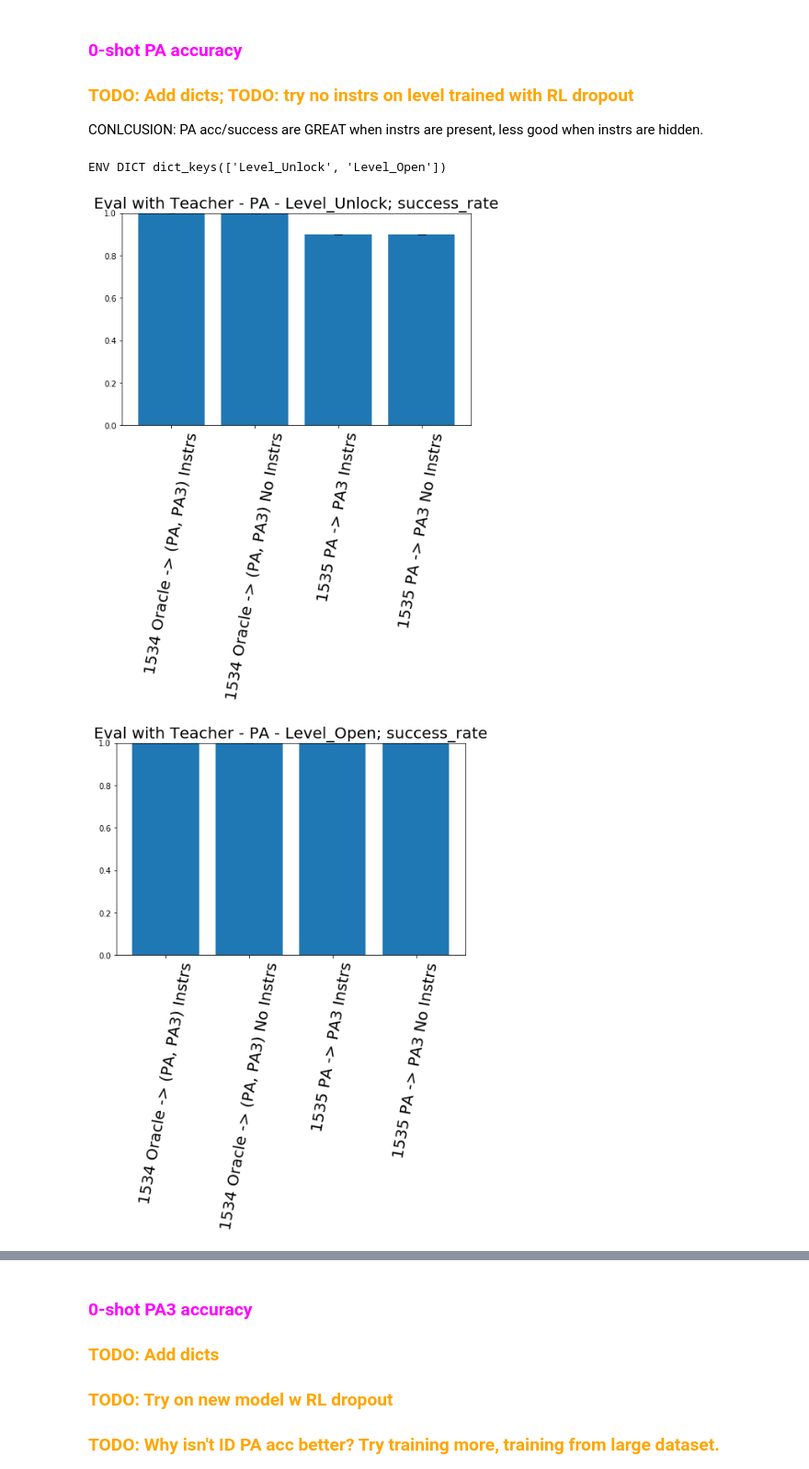
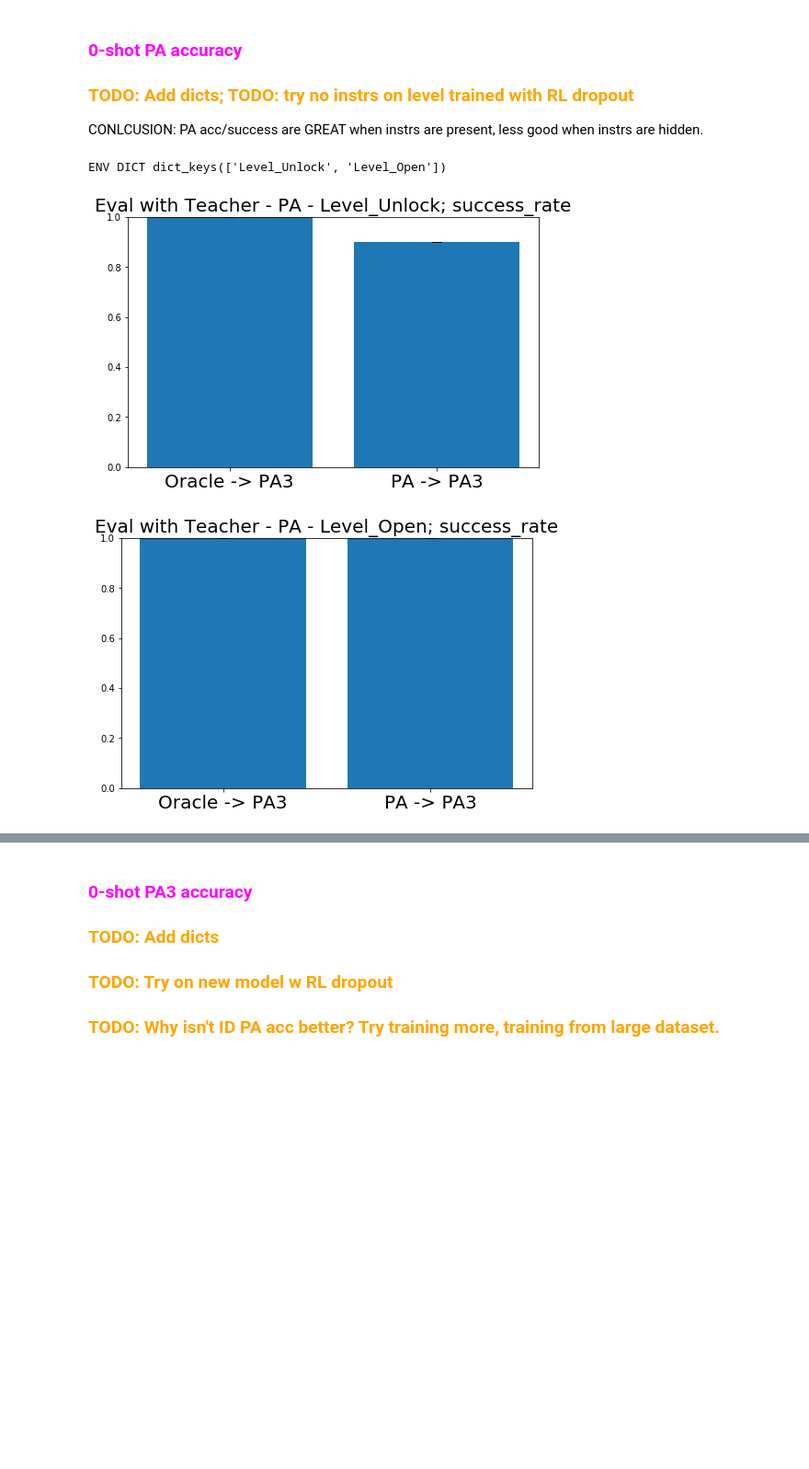
Before and after one commit to rll-research/teachable, a Jupyter notebook: Plots.ipynb, the cells around one changed output, grey strips where cells are left out. Shown at 92% size. Cells and saved outputs as stored; diff of their text form; code cells hidden in the pictures; blank space fills up the shorter version.

```diff
--- a/Plots.ipynb
+++ b/Plots.ipynb
@@ -149,7 +149,7 @@ def plot_final_generalization(runs, title, metric='success_rate'):
         plt.title(title + ' - ' + env_name + '; ' + metric, fontsize=20)
         color = 'green' if 'accuracy' in metric else None
         plt.bar(legend_list, mean_list, yerr=std_list, capsize=5, color=color)
-        plt.xticks(rotation=80, fontsize=20)
+        plt.xticks(rotation=0, fontsize=20)
         plt.ylim(0, 1)
         plt.show()
 
@@ -225,7 +225,13 @@ def fix_csv(filename):
 def plot_finetune_generalization(runs, title, metric='success_rate'):
     env_names = None
     env_dict = {}
-    for run_names, legend_name in runs:
+    for run_info in runs:
+        if len(run_info) == 3:
+            run_names, legend_name, feedback_per_timestep = run_info
+            print("FEEDBACK SCALE", feedback_per_timestep)
+        else:
+            run_names, legend_name = run_info
+            feedback_per_timestep = 1
         try:
             data = []
             for run_name in run_names:
@@ -240,16 +246,18 @@ def plot_finetune_generalization(runs, title, metric='success_rate'):
                     env_name = data.iloc[0]['env']
                     success = data[metric].to_numpy()
                     if not env_name in env_dict:
-                        env_dict[env_name] = ([], [])
-                    policy_list, data_list = env_dict[env_name]
+                        env_dict[env_name] = ([], [], [])
+                    policy_list, data_list, feedback_list = env_dict[env_name]
                     policy_list.append(legend_name)
                     data_list.append(success)
+                    feedback_list.append(np.arange(len(success)).astype(np.float32) * feedback_per_timestep)
         except Exception as e:
             print("Error on ", run_names, e)
-    for env_name, (policy_list, data_list) in env_dict.items():
+    print("got through first loop")
+    for env_name, (policy_list, data_list, feedback_list) in env_dict.items():
         plt.title(title + ' - ' + env_name + '; ' + metric, fontsize=20)
-        for policy_data in data_list:
-            plt.plot(np.arange(len(policy_data)), policy_data)
+        for feedback_data, policy_data in zip(feedback_list, data_list):
+            plt.plot(feedback_data, policy_data)
         plt.legend(policy_list)
         plt.ylim(0, 1.1)
         plt.show()
@@ -1121,27 +1129,35 @@ CONLCUSION: PA acc/success are GREAT when instrs are present, less good when ins
 # %%
 runs = [
 #     (['T1498B'], '1419 Oracle -> (PA, PA3)'),
 #     (['T1499B'], '1467 PA -> PA3'),
-    (['T1536'], '1534 Oracle -> (PA, PA3) Instrs'),
-    (['T1538'], '1534 Oracle -> (PA, PA3) No Instrs'),
-    (['T1537'], '1535 PA -> PA3 Instrs'),
-    (['T1539'], '1535 PA -> PA3 No Instrs'),
+#     (['T1536'], '1534 Oracle -> (PA, PA3) Instrs'),
+    (['T1538'], 'Oracle -> PA3'),
+#     (['T1537'], '1535 PA -> PA3 Instrs'),
+    (['T1539'], 'PA -> PA3'),
 ]
+# runs = [
+# #     (['T1498B'], '1419 Oracle -> (PA, PA3)'),
+# #     (['T1499B'], '1467 PA -> PA3'),
+# #     (['T1536'], '1534 Oracle -> (PA, PA3) Instrs'),
+#     (['T1538'], '1534 Oracle -> (PA, PA3) No Instrs'),
+# #     (['T1537'], '1535 PA -> PA3 Instrs'),
+#     (['T1539'], '1535 PA -> PA3 No Instrs'),
+# ]
 plot_final_generalization(runs, 'Eval with Teacher - PA')
 print("=" * 100)
-plot_final_generalization(runs, 'Eval with Teacher - PA', ' stoch_accuracy')
+plot_final_generalization(runs, 'Eval with Teacher - PA', 'stoch_accuracy')
 # print("/" * 1000)
 
 # runs = [
 #     (['T1498_'], '1419 Oracle -> (PA, PA3)'),
 #     (['T1499_'], '1467 PA -> PA3'),
 # ]
 # plot_final_generalization(runs, 'Eval with Teacher - PA')
 # print("=" * 100)
 # plot_final_generalization(runs, 'Eval with Teacher - PA', ' stoch_accuracy')
 # %% [output]
 ENV DICT dict_keys(['Level_Unlock', 'Level_Open'])
-[figure, old version]
+[figure, new version]
-[figure, old version]
+[figure, new version]
 ====================================================================================================
 ENV DICT dict_keys(['Level_Unlock', 'Level_Open'])
```
Also changed, not shown: parts of 8 cells of this notebook, 3 other files.
